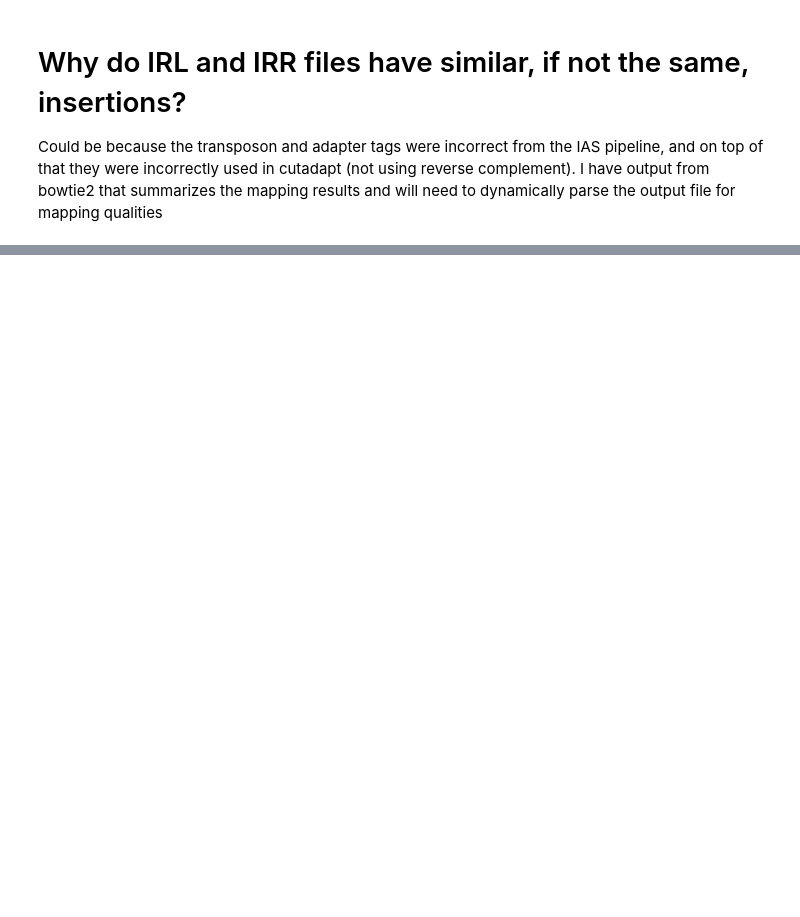
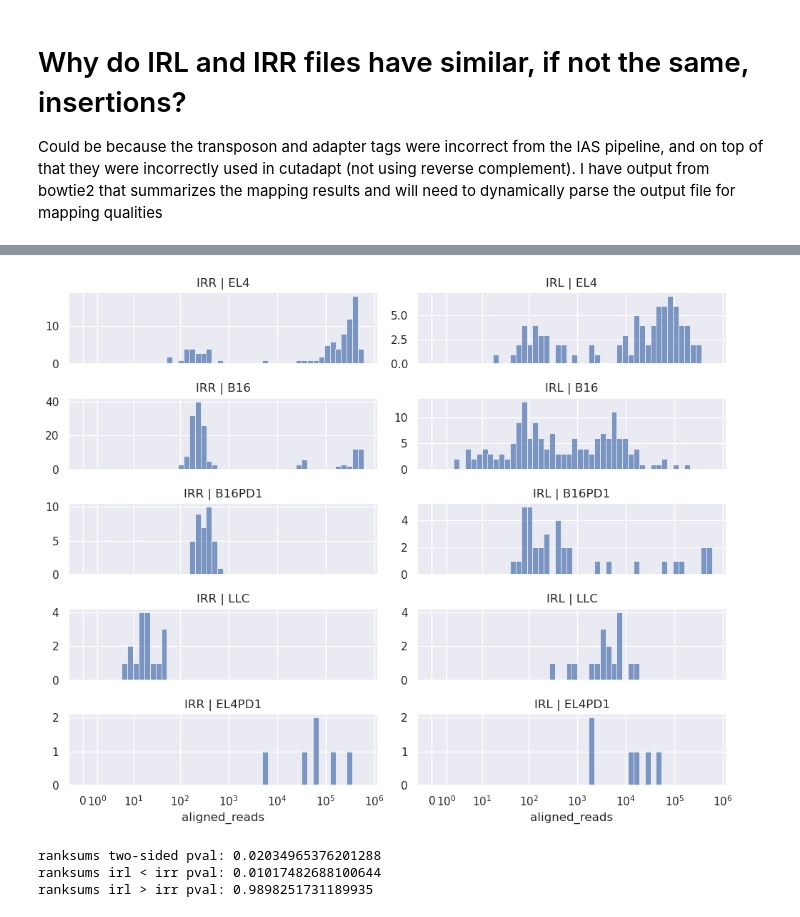
Before and after one commit to RogersLabGroup/NetCIS, a Jupyter notebook: notebooks/investigate_irl_irr.ipynb, the cells around one changed output, grey strips where cells are left out. Saved outputs shown, nothing was run; the diff lists cells and outputs as text; code cells hidden in the pictures; blank space fills up the shorter version.

```diff
--- a/notebooks/investigate_irl_irr.ipynb
+++ b/notebooks/investigate_irl_irr.ipynb
@@ -47,3 +96,10 @@ display(bowtie_df)
+# %%
+tumor_lib_diff(bowtie_df, "aligned_reads")
+# %% [output]
+[figure, added]
+ranksums two-sided pval: 0.02034965376201288
+ranksums irl < irr pval: 0.01017482688100644
+ranksums irl > irr pval: 0.9898251731189935
 # %%
 # can also check stats of the bam file with:
 # samtools flagstat <file.bam>
```
Also changed, not shown: parts of 20 cells of this notebook, 10 other files.
